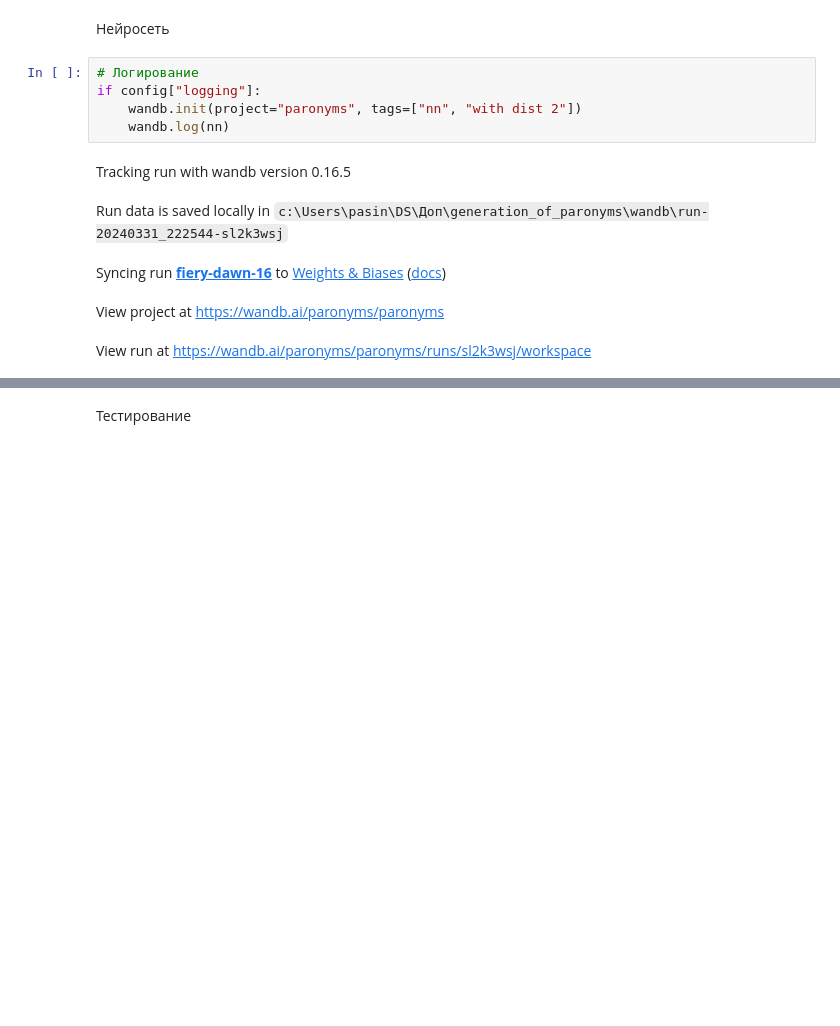
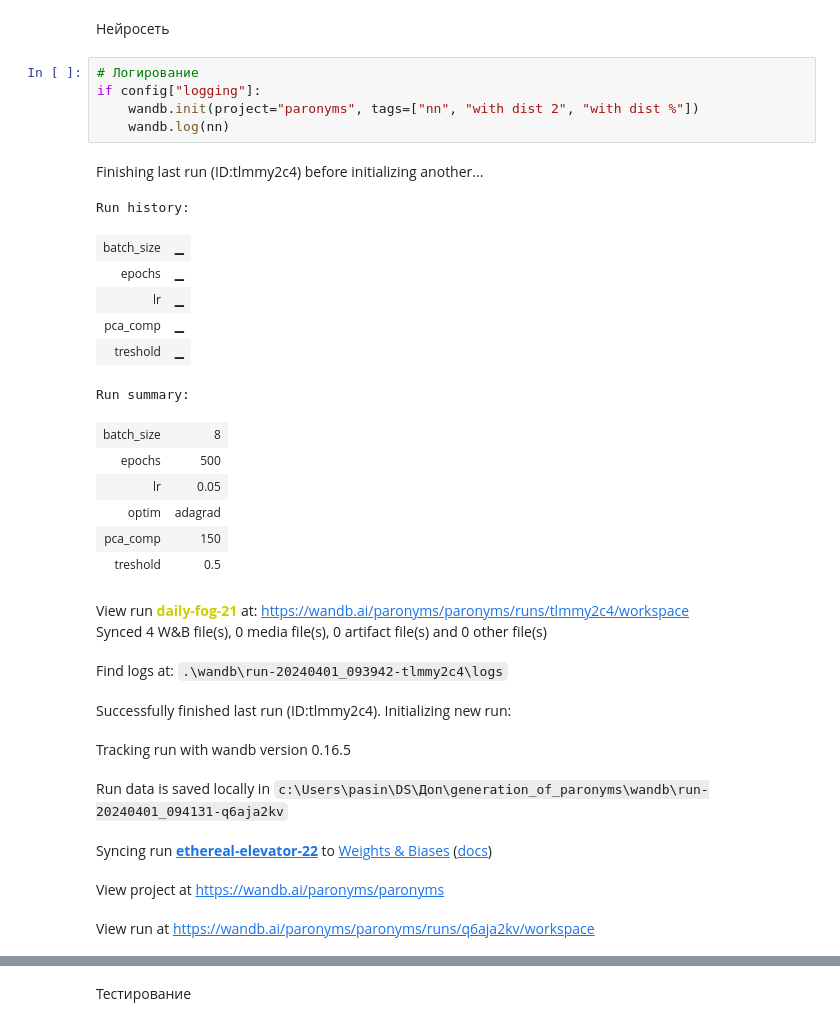
Before and after one commit to PaLashilo/paronyms2, a Jupyter notebook: model.ipynb, the cells around one changed output, grey strips where cells are left out. Saved outputs shown, nothing was run; the diff lists cells and outputs as text; blank space fills up the shorter version.

```diff
--- a/model.ipynb
+++ b/model.ipynb
@@ -299,14 +292,32 @@ plt.plot(cat_model.feature_importances_[:-2])
 # %%
 # Логирование
 if config["logging"]:
-    wandb.init(project="paronyms", tags=["nn", "with dist 2"])
+    wandb.init(project="paronyms", tags=["nn", "with dist 2", "with dist %"])
     wandb.log(nn)
 # %% [output]
-Tracking run with wandb version 0.16.5
+Finishing last run (ID:tlmmy2c4) before initializing another...
+Run history:
+| batch_size | ▁ |
+| epochs | ▁ |
+| lr | ▁ |
+| pca_comp | ▁ |
+| treshold | ▁ |
+Run summary:
+| batch_size | 8 |
+| epochs | 500 |
+| lr | 0.05 |
+| optim | adagrad |
+| pca_comp | 150 |
+| treshold | 0.5 |
-Run data is saved locally in c:\Users\pasin\DS\Доп\generation_of_paronyms\wandb\run-20240331_222544-sl2k3wsj
+View run daily-fog-21 at: https://wandb.ai/paronyms/paronyms/runs/tlmmy2c4/workspace
+Synced 4 W&B file(s), 0 media file(s), 0 artifact file(s) and 0 other file(s)
-Syncing run fiery-dawn-16 to Weights & Biases (docs)
+Find logs at: .\wandb\run-20240401_093942-tlmmy2c4\logs
-View project at https://wandb.ai/paronyms/paronyms
+Successfully finished last run (ID:tlmmy2c4). Initializing new run:
-View run at https://wandb.ai/paronyms/paronyms/runs/sl2k3wsj/workspace
+Tracking run with wandb version 0.16.5
+Run data is saved locally in c:\Users\pasin\DS\Доп\generation_of_paronyms\wandb\run-20240401_094131-q6aja2kv
+Syncing run ethereal-elevator-22 to Weights & Biases (docs)
+View project at https://wandb.ai/paronyms/paronyms
+View run at https://wandb.ai/paronyms/paronyms/runs/q6aja2kv/workspace
 # %%
 nn_model = tf.keras.Sequential()
 
```
Also changed, not shown: parts of 16 cells of this notebook, 2 other files.
